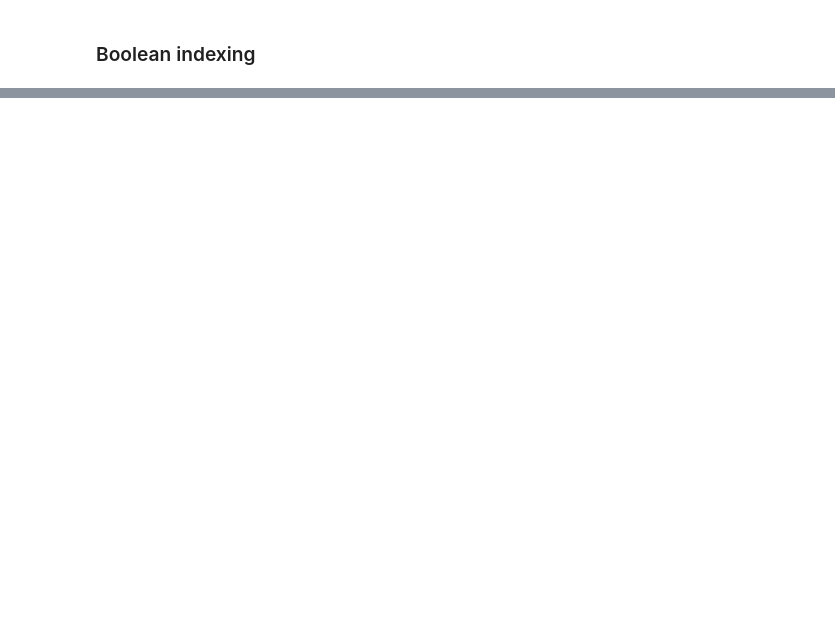
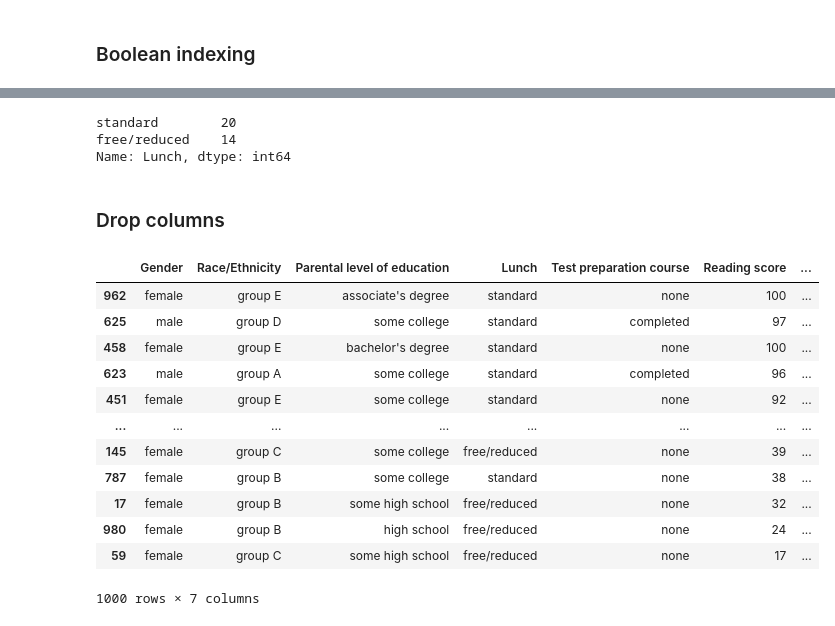
Before and after one commit to jluishita/data-preprocessing-course, a Jupyter notebook: pandas/intro-to-pandas-1.ipynb, the cells around one changed output, grey strips where cells are left out. Drawn from its saved outputs; the diff is of its cells as text; code cells hidden in the pictures; blank space fills up the shorter version.

Commit message:
Added drop method

```diff
--- a/pandas/intro-to-pandas-1.ipynb
+++ b/pandas/intro-to-pandas-1.ipynb
@@ -492,0 +514,9 @@ df[(df['Parental level of education']=="bachelor's degree") & (df['Reading score
+# %%
+# What we obtain here is not a Pandas DataFrame, but a Pandas Series.
+# If we want to count the number of instances for each of the possible values of the variable 'Lunch',
+# we can use the value_counts() method
+df[(df['Parental level of education']=="bachelor's degree") & (df['Reading score'] > 70) & (df['Reading score'] < 80)]['Lunch'].value_counts()
+# %% [output]
+standard        20
+free/reduced    14
+Name: Lunch, dtype: int64
@@ -492,0 +529,20 @@ df[(df['Parental level of education']=="bachelor's degree") & (df['Reading score
+# %% [markdown]
+### Drop columns
+# %%
+# In some situations, we may want to remove a column.
+# Let us remove the 'Math score' variable
+df.drop('Math score', axis=1)
+# %% [output]
+|  | Gender | Race/Ethnicity | Parental level of education | Lunch | Test preparation course | Reading score | ... |
+| 962 | female | group E | associate's degree | standard | none | 100 | ... |
+| 625 | male | group D | some college | standard | completed | 97 | ... |
+| 458 | female | group E | bachelor's degree | standard | none | 100 | ... |
+| 623 | male | group A | some college | standard | completed | 96 | ... |
+| 451 | female | group E | some college | standard | none | 92 | ... |
+| ... | ... | ... | ... | ... | ... | ... | ... |
+| 145 | female | group C | some college | free/reduced | none | 39 | ... |
+| 787 | female | group B | some college | standard | none | 38 | ... |
+| 17 | female | group B | some high school | free/reduced | none | 32 | ... |
+| 980 | female | group B | high school | free/reduced | none | 24 | ... |
+| 59 | female | group C | some high school | free/reduced | none | 17 | ... |
+1000 rows × 7 columns
```
Also changed, not shown: parts of 12 cells of this notebook.
